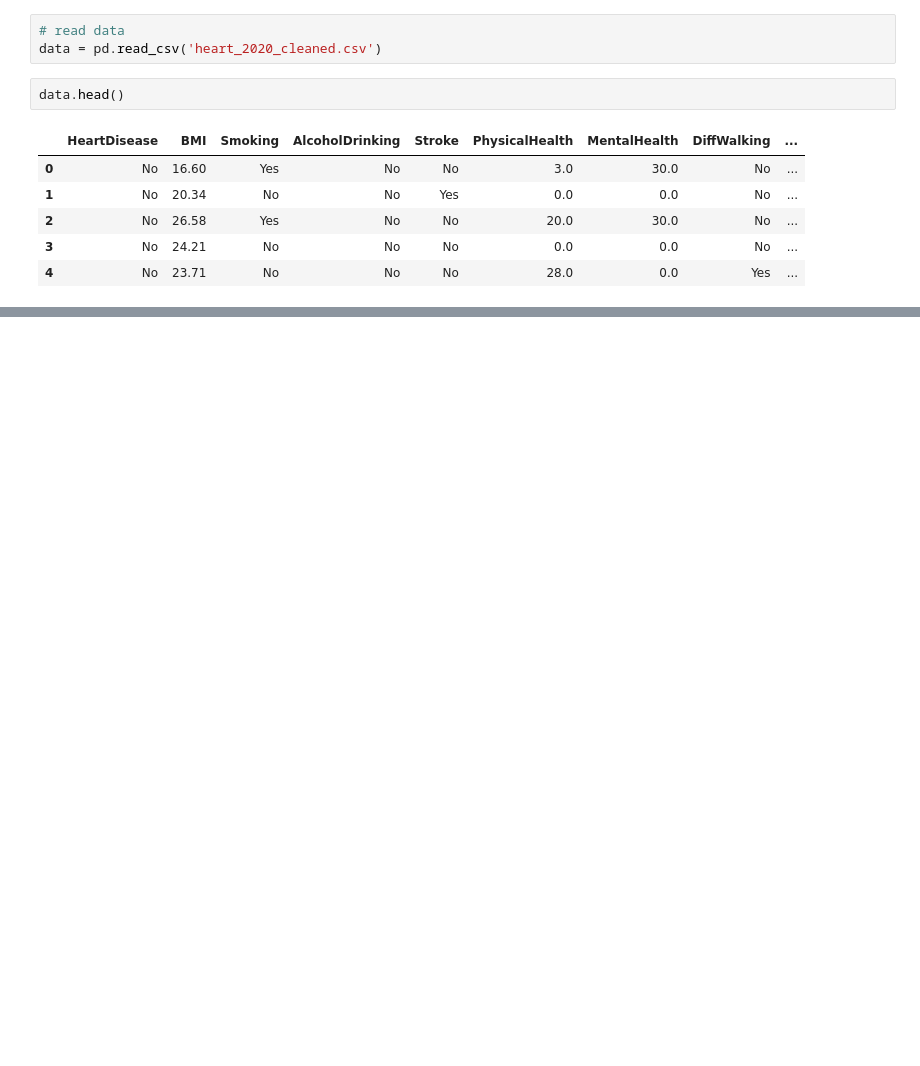
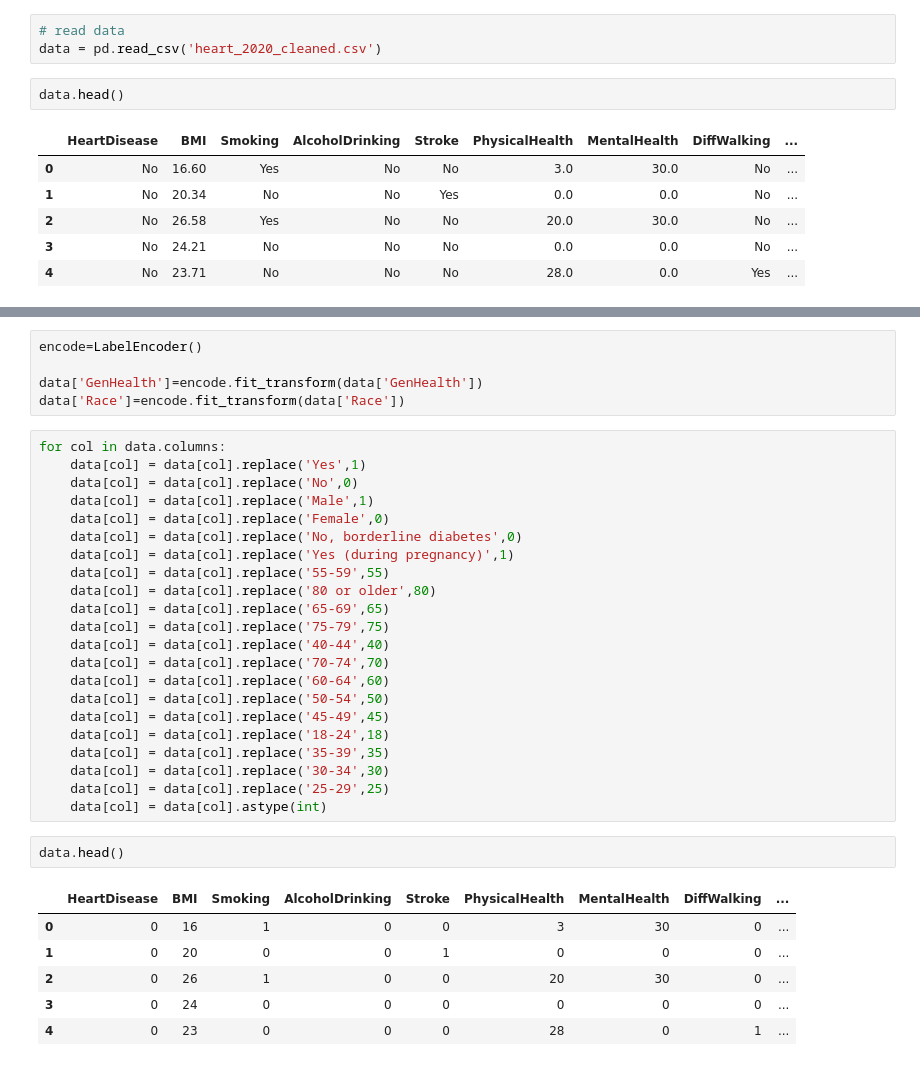
Before and after one commit to Dxsonu7/Heart-Watcher, a Jupyter notebook: Test.ipynb, the cells around one changed output, grey strips where cells are left out. Saved outputs shown, nothing was run; the diff lists cells and outputs as text; blank space fills up the shorter version.

Commit message:
data manupulation

```diff
--- a/Test.ipynb
+++ b/Test.ipynb
@@ -38,0 +40,36 @@ memory usage: 43.9+ MB
+# %%
+encode=LabelEncoder()
+
+data['GenHealth']=encode.fit_transform(data['GenHealth'])
+data['Race']=encode.fit_transform(data['Race'])
+# %%
+for col in data.columns:
+    data[col] = data[col].replace('Yes',1)
+    data[col] = data[col].replace('No',0)
+    data[col] = data[col].replace('Male',1)
+    data[col] = data[col].replace('Female',0)
+    data[col] = data[col].replace('No, borderline diabetes',0)
+    data[col] = data[col].replace('Yes (during pregnancy)',1)
+    data[col] = data[col].replace('55-59',55)
+    data[col] = data[col].replace('80 or older',80)
+    data[col] = data[col].replace('65-69',65)
+    data[col] = data[col].replace('75-79',75)
+    data[col] = data[col].replace('40-44',40)
+    data[col] = data[col].replace('70-74',70)
+    data[col] = data[col].replace('60-64',60)
+    data[col] = data[col].replace('50-54',50)
+    data[col] = data[col].replace('45-49',45)
+    data[col] = data[col].replace('18-24',18)
+    data[col] = data[col].replace('35-39',35)
+    data[col] = data[col].replace('30-34',30)
+    data[col] = data[col].replace('25-29',25)
+    data[col] = data[col].astype(int)
+# %%
+data.head()
+# %% [output]
+|  | HeartDisease | BMI | Smoking | AlcoholDrinking | Stroke | PhysicalHealth | MentalHealth | DiffWalking | ... |
+| 0 | 0 | 16 | 1 | 0 | 0 | 3 | 30 | 0 | ... |
+| 1 | 0 | 20 | 0 | 0 | 1 | 0 | 0 | 0 | ... |
+| 2 | 0 | 26 | 1 | 0 | 0 | 20 | 30 | 0 | ... |
+| 3 | 0 | 24 | 0 | 0 | 0 | 0 | 0 | 0 | ... |
+| 4 | 0 | 23 | 0 | 0 | 0 | 28 | 0 | 1 | ... |
```
Also changed, not shown: parts of 2 cells of this notebook.
